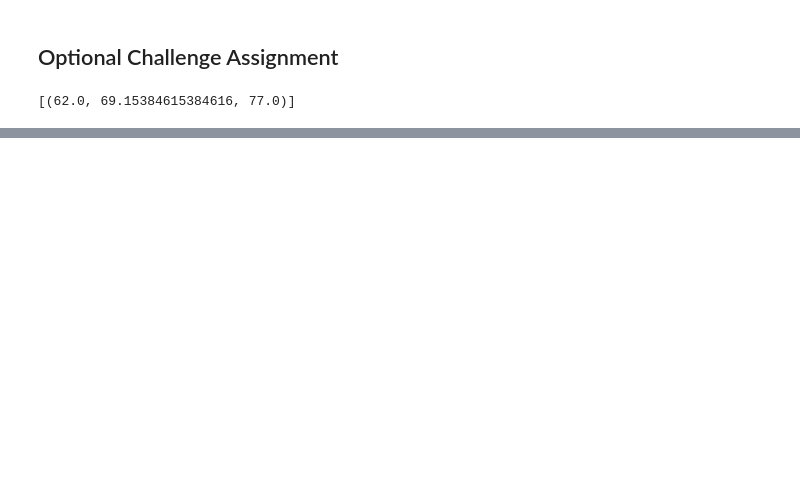
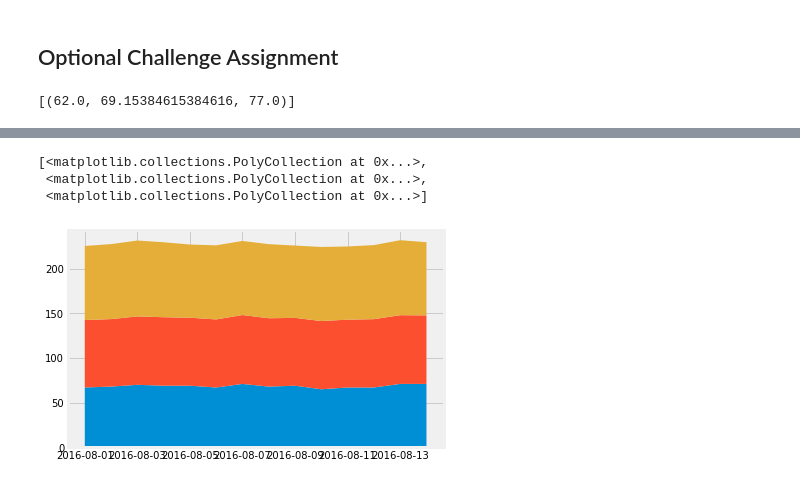
Before and after one commit to pamcuellas/ClimateAnalysisAndExploration, a Jupyter notebook: ClimateAnalysisAndExploration.ipynb, the cells around one changed output, grey strips where cells are left out. Cells and saved outputs as stored; diff of their text form; code cells hidden in the pictures; blank space fills up the shorter version.

```diff
--- a/ClimateAnalysisAndExploration.ipynb
+++ b/ClimateAnalysisAndExploration.ipynb
@@ -314,3 +257,18 @@ plt.show()
 # %%
 # Calculate the total amount of rainfall per weather station for your trip dates using the previous year's matching dates.
 # Sort this in descending order by precipitation amount and list the station, name, latitude, longitude, and elevation
+sel = [Measurement.station,
+       Station.name,
+       Station.latitude,
+       Station.longitude,
+       Station.elevation]
+
+rainfall = session.query(*sel).\
+    filter(Measurement.station == Station.station).\
+    filter(Measurement.date >= prev_start).\
+    filter(Measurement.date <= prev_end).\
+    group_by(Measurement.station).\
+    order_by(func.sum(Measurement.prcp).desc()).all()
+
+for row in rainfall:
+    print (row)
@@ -354,0 +433,20 @@ daily_normals("01-01")
+# %%
+fig3, ax = plt.subplots()
+ax.stackplot(df_final.index, \
+             [list(df_final['tmin']),list(df_final['tavg']),list(df_final['tmax'])], \
+             labels=list(df_final.columns))
+# ax.set_title('Combined debt growth over time')
+# ax.legend(loc='upper left')
+# ax.set_ylabel('Total debt')
+# ax.set_xlim(xmin=yrs[0], xmax=yrs[-1])
+
+# ax.xaxis.set_major_formatter(mdates.DateFormatter("%Y-%m-%d"))
+# ax.xaxis.set_minor_formatter(mdates.DateFormatter("%Y-%m-%d"))
+# _=plt.xticks(rotation=45)
+
+# fig3.tight_layout()
+# %% [output]
+[<matplotlib.collections.PolyCollection at 0x...>,
+ <matplotlib.collections.PolyCollection at 0x...>,
+ <matplotlib.collections.PolyCollection at 0x...>]
+[figure, added]
```
Also changed, not shown: parts of 16 cells of this notebook.
